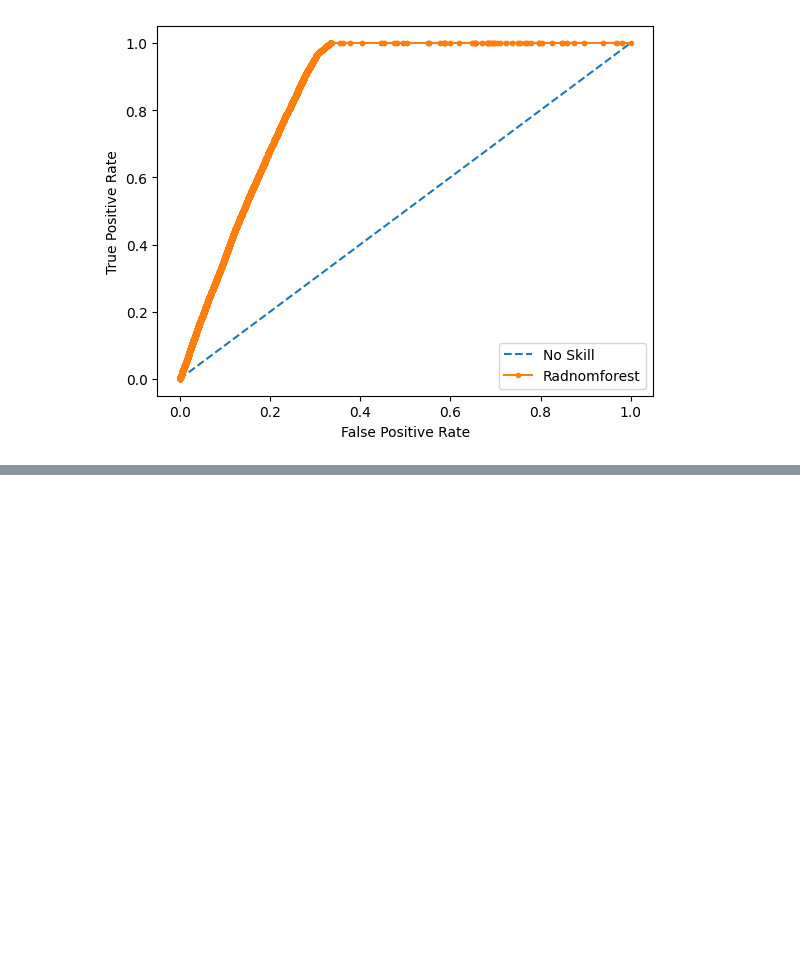
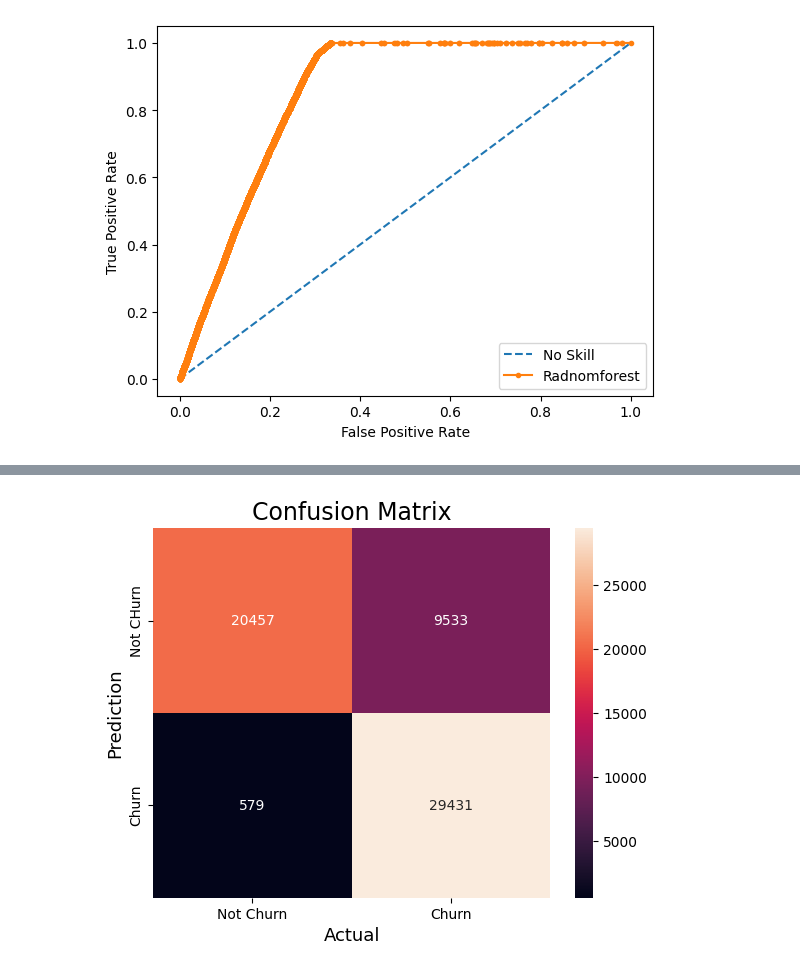
Before and after one commit to Vishal80990/company-attrition, a Jupyter notebook: Untitled.ipynb, the cells around one changed output, grey strips where cells are left out. Drawn from its saved outputs; the diff is of its cells as text; code cells hidden in the pictures; blank space fills up the shorter version.

```diff
--- a/Untitled.ipynb
+++ b/Untitled.ipynb
@@ -222,0 +235,15 @@ plt.show()
+# %%
+cm = confusion_matrix(y_test,y_pred)
+
+#Plot the confusion matrix.
+sns.heatmap(cm,
+            annot=True,
+            fmt='g',
+            xticklabels=['Not Churn','Churn'],
+            yticklabels=['Not CHurn','Churn'])
+plt.ylabel('Prediction',fontsize=13)
+plt.xlabel('Actual',fontsize=13)
+plt.title('Confusion Matrix',fontsize=17)
+plt.show()
+# %% [output]
+[figure, added]
```
Also changed, not shown: parts of 1 cell of this notebook.
